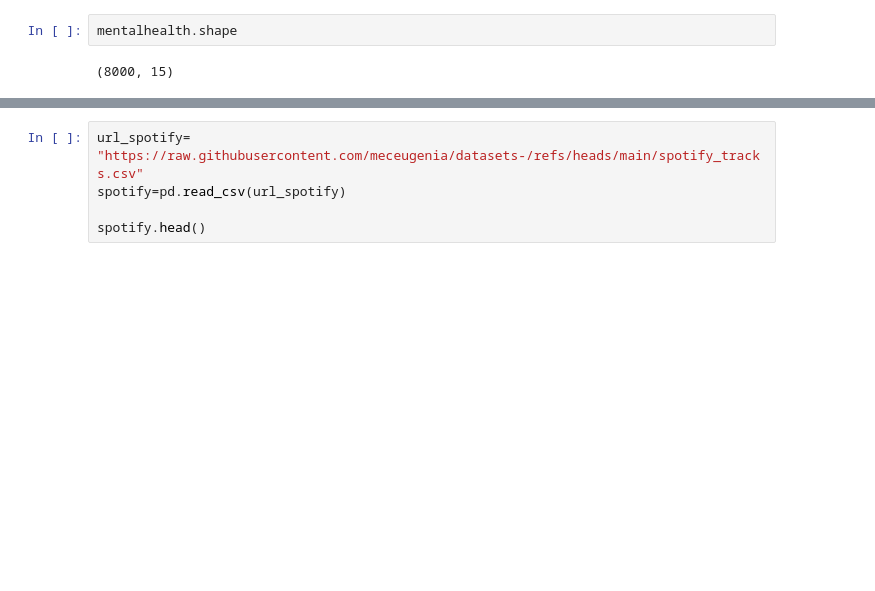
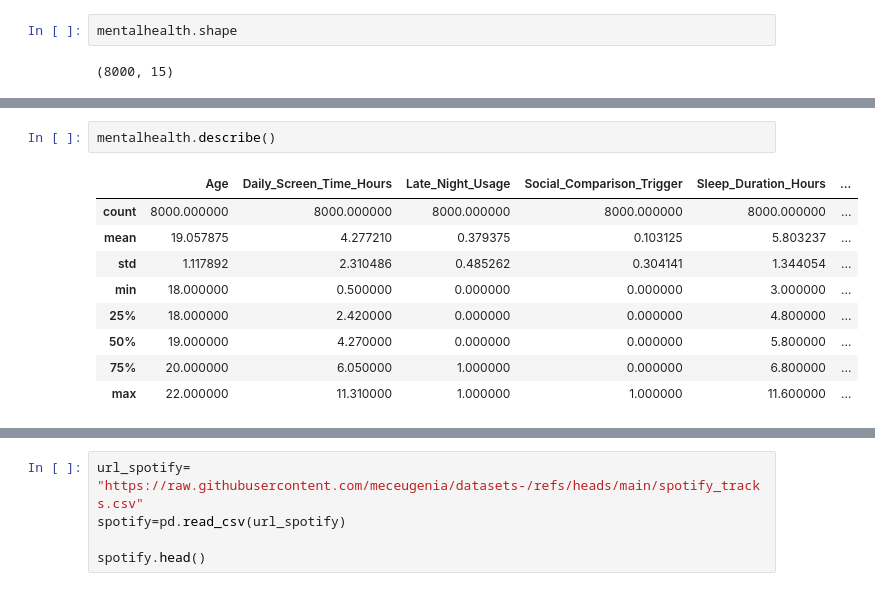
Before and after one commit to meceugenia/datasets-, a Jupyter notebook: Datasets_Cejas.ipynb, the cells around one changed output, grey strips where cells are left out. Cells and saved outputs as stored; diff of their text form; blank space fills up the shorter version.

```diff
--- a/Datasets_Cejas.ipynb
+++ b/Datasets_Cejas.ipynb
@@ -84,0 +130,12 @@ mentalhealth.shape
+# %%
+mentalhealth.describe()
+# %% [output]
+|  | Age | Daily_Screen_Time_Hours | Late_Night_Usage | Social_Comparison_Trigger | Sleep_Duration_Hours | ... |
+| count | 8000.000000 | 8000.000000 | 8000.000000 | 8000.000000 | 8000.000000 | ... |
+| mean | 19.057875 | 4.277210 | 0.379375 | 0.103125 | 5.803237 | ... |
+| std | 1.117892 | 2.310486 | 0.485262 | 0.304141 | 1.344054 | ... |
+| min | 18.000000 | 0.500000 | 0.000000 | 0.000000 | 3.000000 | ... |
+| 25% | 18.000000 | 2.420000 | 0.000000 | 0.000000 | 4.800000 | ... |
+| 50% | 19.000000 | 4.270000 | 0.000000 | 0.000000 | 5.800000 | ... |
+| 75% | 20.000000 | 6.050000 | 1.000000 | 0.000000 | 6.800000 | ... |
+| max | 22.000000 | 11.310000 | 1.000000 | 1.000000 | 11.600000 | ... |
```
Also changed, not shown: parts of 6 cells of this notebook.
